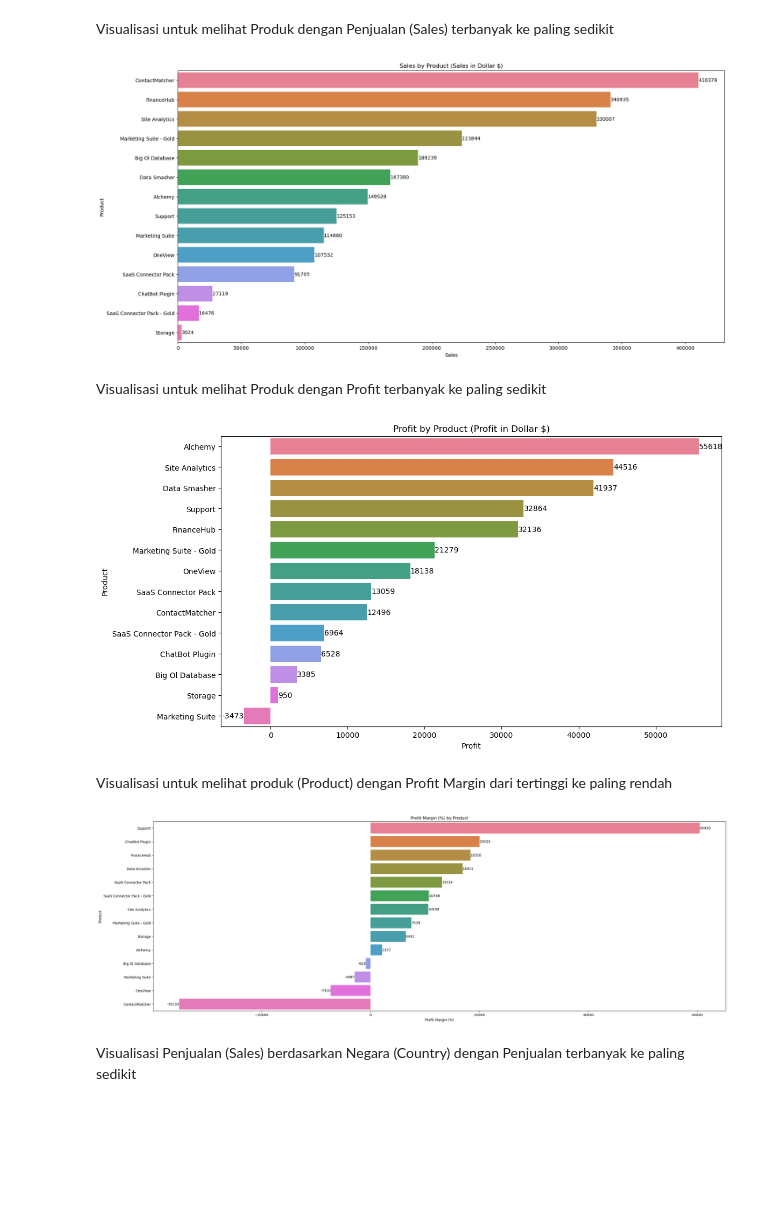
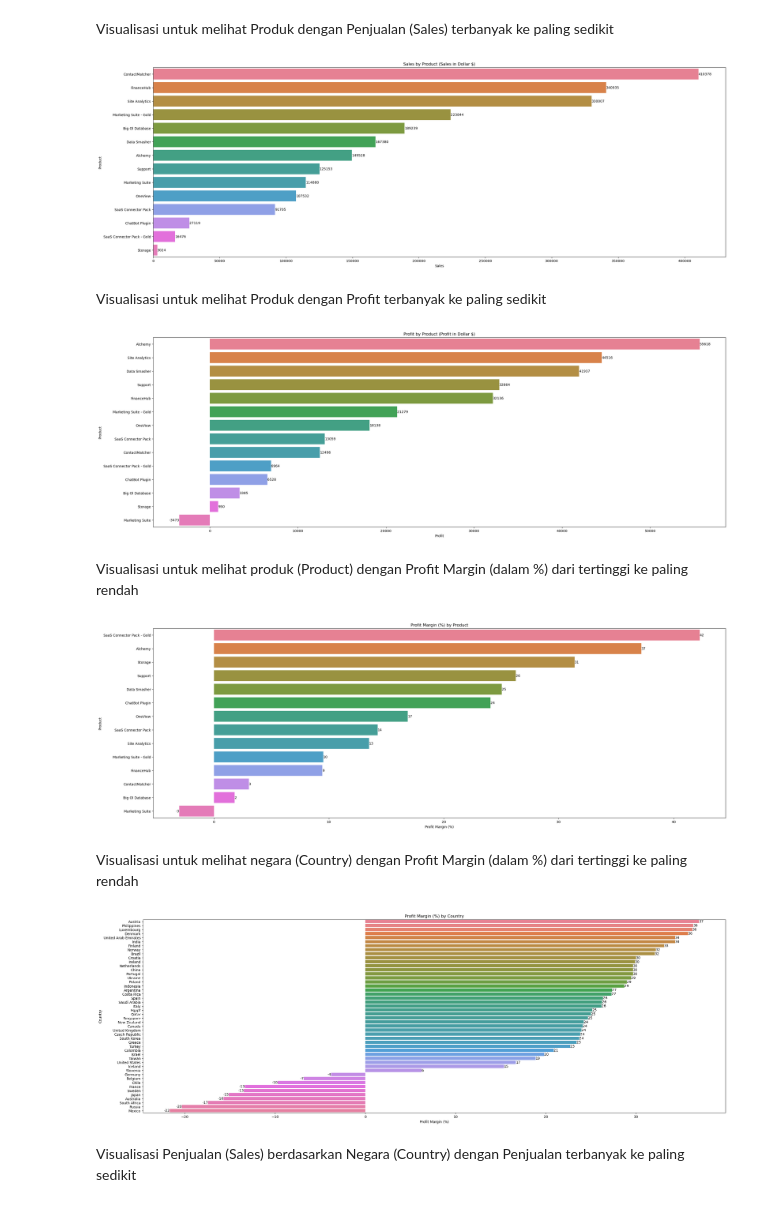
Before and after one commit to alhamfebian/purwadhika-jcdsol, a Jupyter notebook: Capstone Project/Capstone Project Module 2/capstone_project_module_2.ipynb, the cells around one changed output. Saved outputs shown, nothing was run; the diff lists cells and outputs as text; code cells hidden in the pictures; blank space fills up the shorter version.

```diff
--- a/Capstone Project/Capstone Project Module 2/capstone_project_module_2.ipynb
+++ b/Capstone Project/Capstone Project Module 2/capstone_project_module_2.ipynb
@@ -72,11 +72,6 @@ memory usage: 1.4+ MB
 # Alasan drop Date Key: Karena valuenya adalah representasi numerik dari kolom Order Date. Kolom Date Key ini belum dibutuhkan dalam analisa kita kali ini
 
 df_saas_sales.drop(columns = ['Row ID', 'Date Key'], inplace = True)
-# %%
-# Menambahkan kolom baru untuk menghitung Profit Margin (dalam %)
-
-df_saas_sales['Profit Margin (%)'] = (df_saas_sales['Profit'] / df_saas_sales['Sales']) * 100
-df_saas_sales['Profit Margin (%)'] = df_saas_sales['Profit Margin (%)'].round(1)
 # %%
 # Menambahkan kolom baru 'Price' yang merupakan hasil pembagian kolom 'Sales' dengan kolom 'Quantity'
 df_saas_sales['Price'] = df_saas_sales['Sales'] / df_saas_sales['Quantity']
@@ -300,7 +280,7 @@ for container in sales_by_product_barplot.containers:
 plt.title('Sales by Product (Sales in Dollar $)')
 plt.show()
 # %% [output]
-[figure, old version]
+[figure, new version]
 # %% [markdown]
 Visualisasi untuk melihat Produk dengan Profit terbanyak ke paling sedikit
 # %%
@@ -317,24 +297,55 @@ for container in profit_by_product_barplot.containers:
 plt.title('Profit by Product (Profit in Dollar $)')
 plt.show()
 # %% [output]
-[figure, old version]
+[figure, new version]
 # %% [markdown]
-Visualisasi untuk melihat produk (Product) dengan Profit Margin dari tertinggi ke paling rendah
+Visualisasi untuk melihat produk (Product) dengan Profit Margin (dalam %) dari tertinggi ke paling rendah
 # %%
 plt.figure(figsize=(30, 10))
-profit_margin_by_product = df_saas_sales.groupby('Product')['Profit Margin (%)'].sum().sort_values(ascending = False).reset_index()
+
+profit_margin_by_product = df_saas_sales.groupby('Product').agg({
+    'Sales': 'sum',
+    'Profit': 'sum'
+}).reset_index()
+
+profit_margin_by_product['Profit Margin (%)'] = (profit_margin_by_product['Profit'] / profit_margin_by_product['Sales']) * 100
+
 profit_margin_by_product_barplot = sns.barplot(
-    data = profit_margin_by_product,
+    data = profit_margin_by_product.sort_values(by = 'Profit Margin (%)', ascending = False),
     x = 'Profit Margin (%)',
     y = 'Product',
     hue = 'Product'
 )
 for container in profit_margin_by_product_barplot.containers:
     profit_margin_by_product_barplot.bar_label(container, fmt='%.0f')
 plt.title('Profit Margin (%) by Product')
 plt.show()
 # %% [output]
-[figure, old version]
+[figure, new version]
+# %% [markdown]
+Visualisasi untuk melihat negara (Country) dengan Profit Margin (dalam %) dari tertinggi ke paling rendah
+# %%
+plt.figure(figsize=(30, 10))
+
+profit_margin_by_country = df_saas_sales.groupby('Country').agg({
+    'Sales': 'sum',
+    'Profit': 'sum'
+}).reset_index()
+
+profit_margin_by_country['Profit Margin (%)'] = (profit_margin_by_country['Profit'] / profit_margin_by_country['Sales']) * 100
+
+profit_margin_by_country_barplot = sns.barplot(
+    data = profit_margin_by_country.sort_values(by = 'Profit Margin (%)', ascending = False),
+    x = 'Profit Margin (%)',
+    y = 'Country',
+    hue = 'Country'
+)
+for container in profit_margin_by_country_barplot.containers:
+    profit_margin_by_country_barplot.bar_label(container, fmt='%.0f')
+plt.title('Profit Margin (%) by Country')
+plt.show()
+# %% [output]
+[figure, added]
 # %% [markdown]
 Visualisasi Penjualan (Sales) berdasarkan Negara (Country) dengan Penjualan terbanyak ke paling sedikit
 # %%
```
Also changed, not shown: parts of 19 cells of this notebook.
